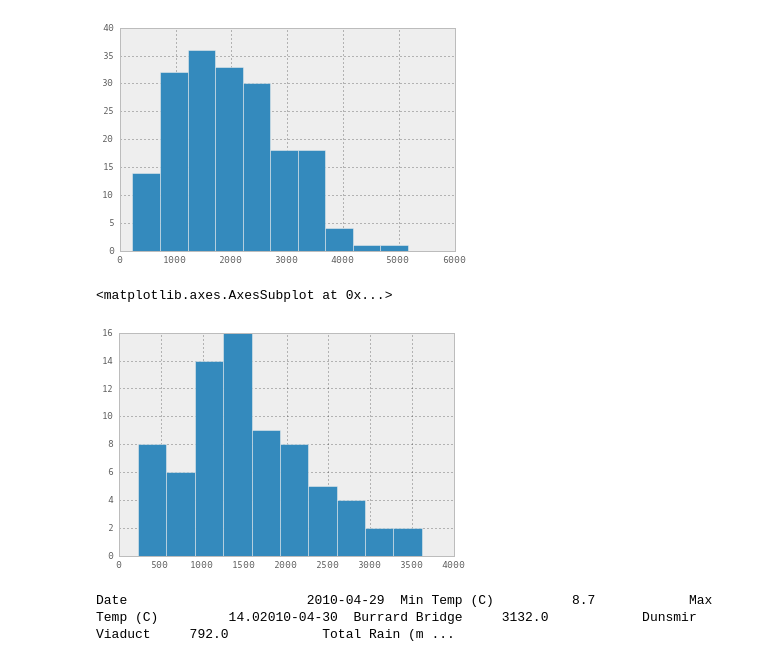
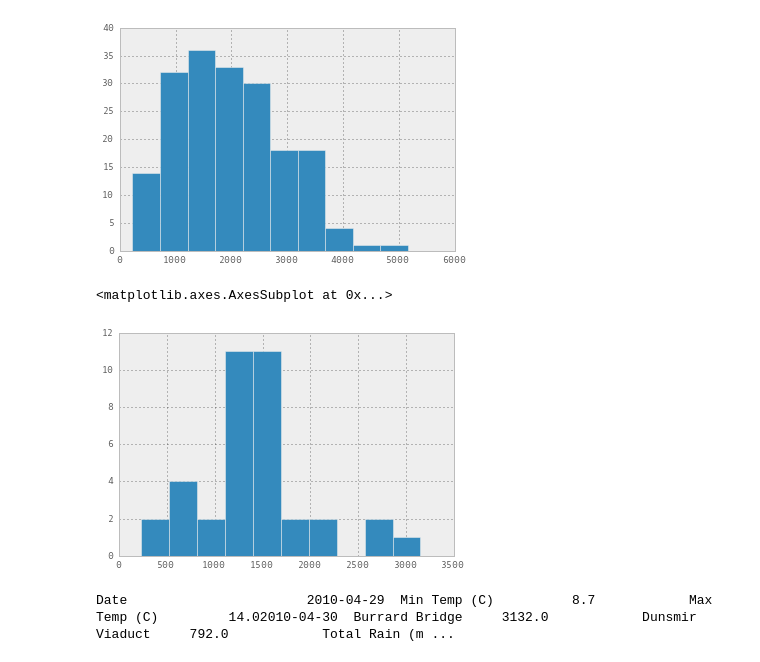
Before and after one commit to tavisrudd/r_python_meetup_apri2012, a Jupyter notebook: demo.ipynb, the cells around one changed output. Drawn from its saved outputs; the diff is of its cells as text; code cells hidden in the pictures.

```diff
--- a/demo.ipynb
+++ b/demo.ipynb
@@ -132,3 +141,3 @@ array([[Axes(0.125,0.770833;0.129167x0.129167),        Axes(0.254167,0.770833;0.
 # %%
-burrard = interesting[['Burrard Bridge', 'Total Rain (mm)', 'Max Temp (C)']]pandas.tools.plotting.scatter_matrix(burrard, figsize=figsize)
+burrard = interesting[['Burrard Bridge', 'Total Rain (mm)', 'Max Temp (C)']]sm2 = pandas.tools.plotting.scatter_matrix(burrard, figsize=figsize)
 # %% [output]
@@ -194,10 +214,10 @@ burrard.ix[burrard['Total Rain (mm)'] > 0]['Burrard Bridge'].hist()
 <matplotlib.axes.AxesSubplot at 0x...>
 [figure]
 # %%
-burrard.ix[burrard['Total Rain (mm)'] > 5]['Burrard Bridge'].hist()
+morerain = burrard.ix[burrard['Total Rain (mm)'] > 10]morerain['Burrard Bridge'].hist()
 # %% [output]
 <matplotlib.axes.AxesSubplot at 0x...>
-[figure, old version]
+[figure, new version]
 # %%
 stacked = interesting.stack()stacked.ix[650:680]
 # %% [output]
```
Also changed, not shown: parts of 19 cells of this notebook, 1 other file.
